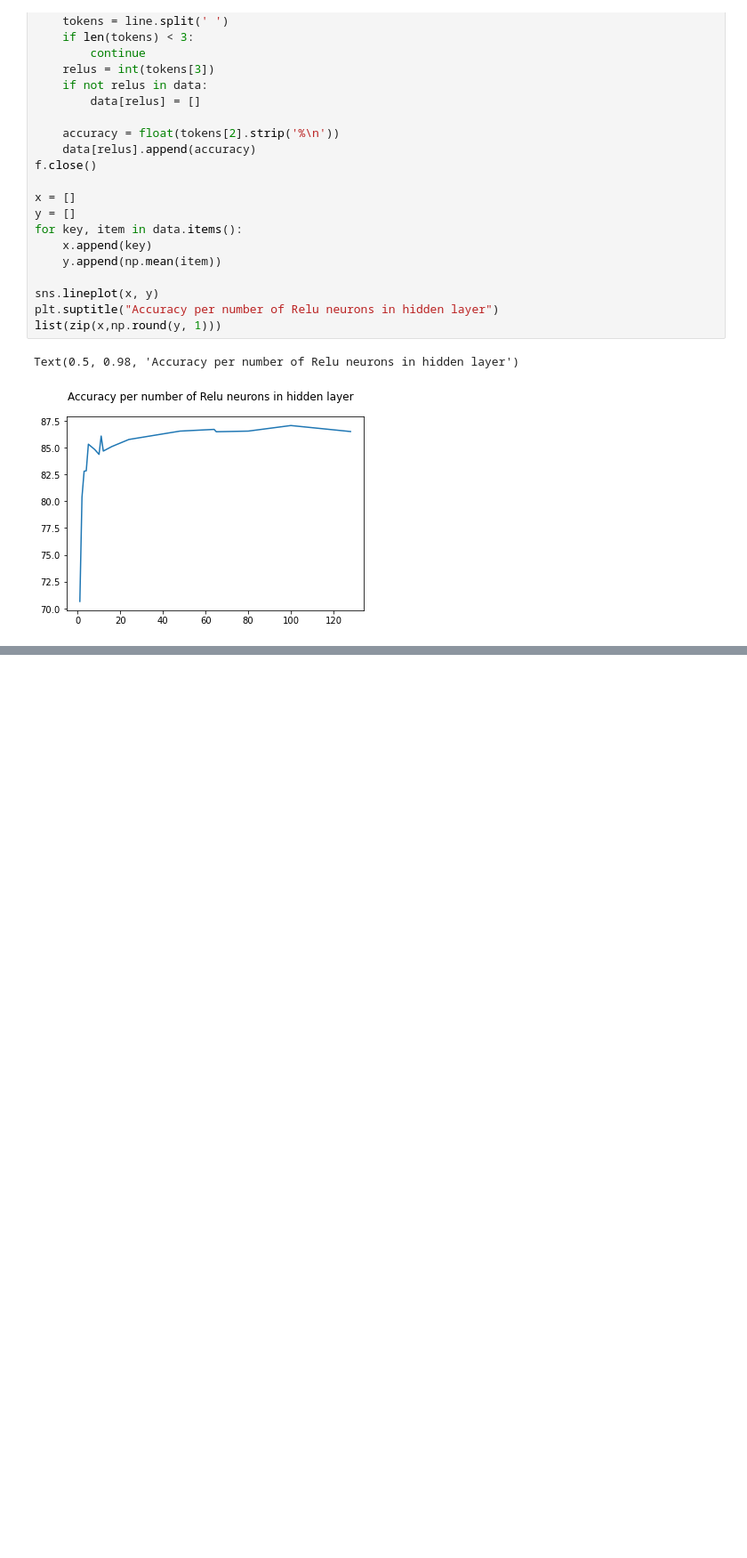
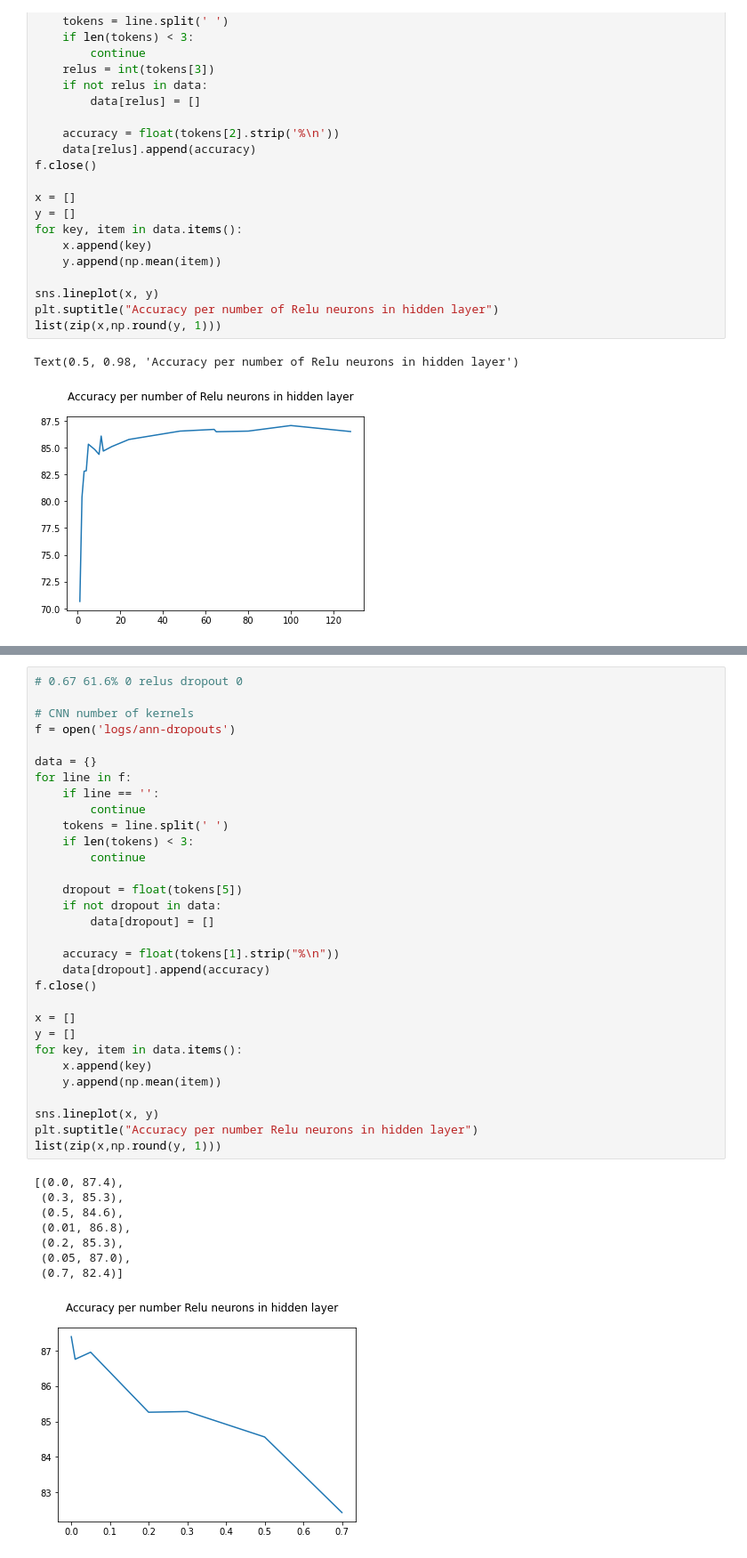
Before and after one commit to mmenzyns/ai-palm-rejection, a Jupyter notebook: ai_ml/graphs.ipynb, the cells around one changed output, grey strips where cells are left out. Shown at 89% size. Drawn from its saved outputs; the diff is of its cells as text; blank space fills up the shorter version.

```diff
--- a/ai_ml/graphs.ipynb
+++ b/ai_ml/graphs.ipynb
@@ -217,0 +349,40 @@ Text(0.5, 0.98, 'Accuracy per number of LSTM cells in hidden layer')
+# %%
+# 0.67 61.6% 0 relus dropout 0
+
+# CNN number of kernels
+f = open('logs/ann-dropouts')
+
+data = {}
+for line in f:
+    if line == '':
+        continue
+    tokens = line.split(' ')
+    if len(tokens) < 3:
+        continue
+
+    dropout = float(tokens[5])
+    if not dropout in data:
+        data[dropout] = []
+
+    accuracy = float(tokens[1].strip("%\n"))
+    data[dropout].append(accuracy)
+f.close()
+
+x = []
+y = []
+for key, item in data.items():
+    x.append(key)
+    y.append(np.mean(item))
+
+sns.lineplot(x, y)
+plt.suptitle("Accuracy per number Relu neurons in hidden layer")
+list(zip(x,np.round(y, 1)))
+# %% [output]
+[(0.0, 87.4),
+ (0.3, 85.3),
+ (0.5, 84.6),
+ (0.01, 86.8),
+ (0.2, 85.3),
+ (0.05, 87.0),
+ (0.7, 82.4)]
+[figure, added]
```
Also changed, not shown: parts of 8 cells of this notebook, 43 other files.
